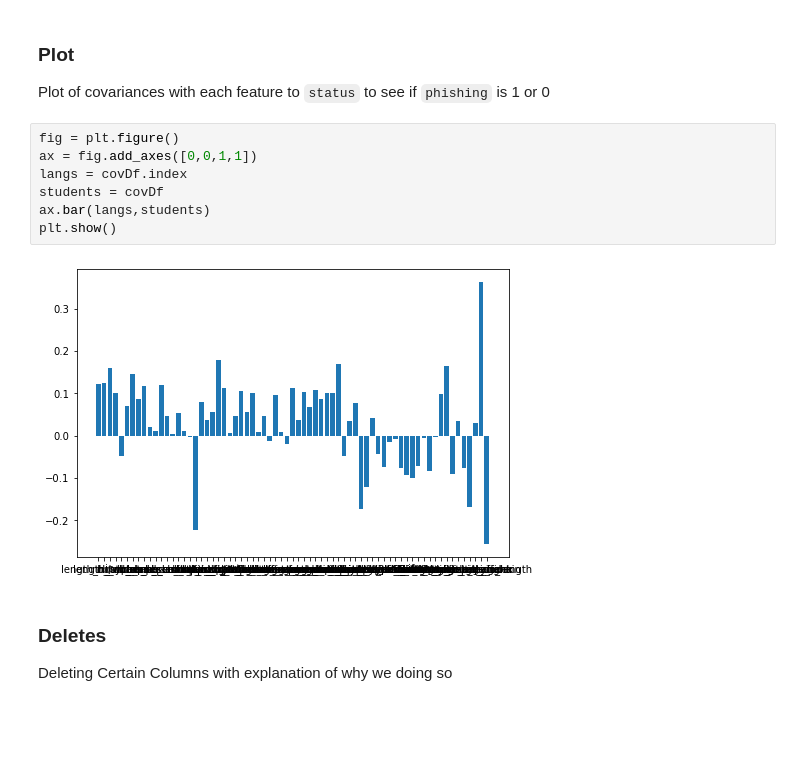
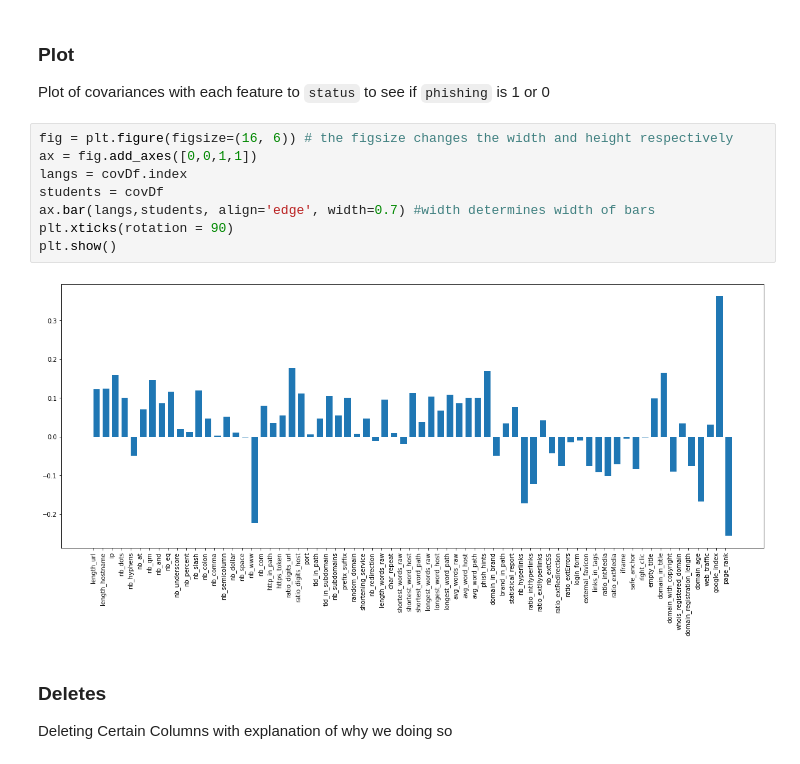
Before and after one commit to WITS-ML-Tut-Group/ML-Notebooks, a Jupyter notebook: Project/GettingData.ipynb, the cells around one changed output. Cells and saved outputs as stored; diff of their text form; blank space fills up the shorter version.

```diff
--- a/Project/GettingData.ipynb
+++ b/Project/GettingData.ipynb
@@ -258,14 +274,15 @@ AttributeError: 'Series' object has no attribute 'columns'
 
 Plot of covariances with each feature to `status` to see if `phishing` is 1 or 0
 # %%
-fig = plt.figure()
+fig = plt.figure(figsize=(16, 6)) # the figsize changes the width and height respectively
 ax = fig.add_axes([0,0,1,1])
 langs = covDf.index
 students = covDf
-ax.bar(langs,students)
+ax.bar(langs,students, align='edge', width=0.7) #width determines width of bars
+plt.xticks(rotation = 90)
 plt.show()
 # %% [output]
-[figure, old version]
+[figure, new version]
 # %% [markdown]
 ### Deletes
 
```
Also changed, not shown: parts of 1 cell of this notebook.
